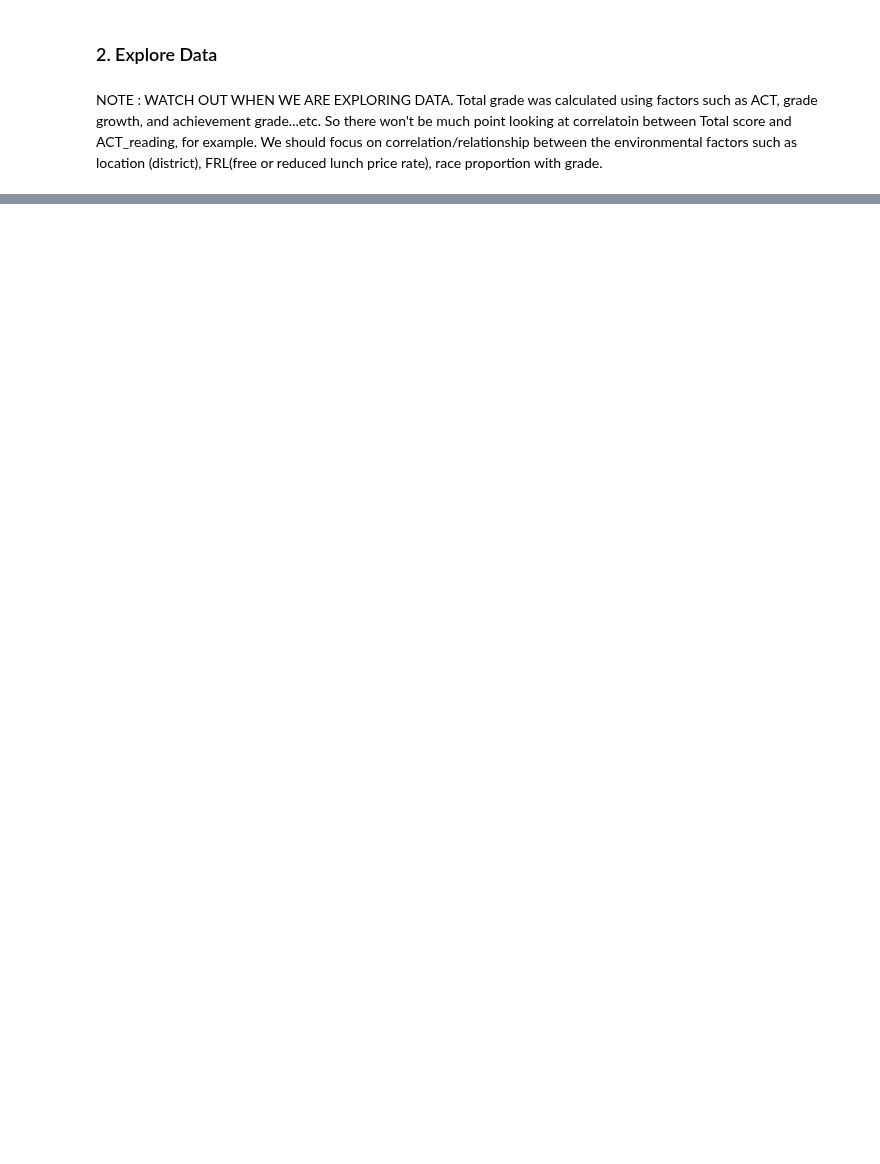
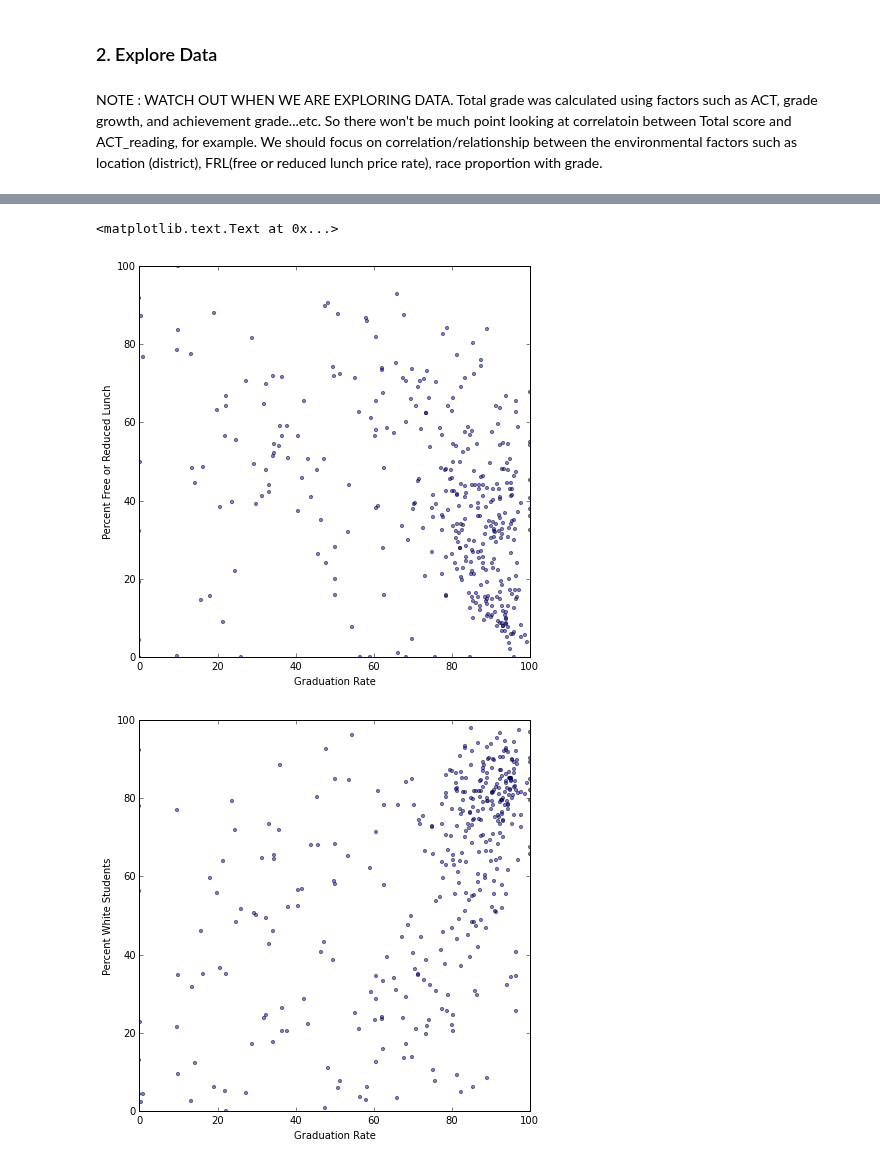
Before and after one commit to nonchee/ColoradoEducation, a Jupyter notebook: Data_Exploration.ipynb, the cells around one changed output, grey strips where cells are left out. Drawn from its saved outputs; the diff is of its cells as text; code cells hidden in the pictures; blank space fills up the shorter version.

Commit message:
Plot changed

```diff
--- a/Data_Exploration.ipynb
+++ b/Data_Exploration.ipynb
@@ -173,0 +209,32 @@ NOTE : WATCH OUT WHEN WE ARE EXPLORING DATA. Total grade was calculated using fa
+# %%
+%matplotlib inline
+import matplotlib
+import matplotlib.pyplot as plt
+
+plt.figure(figsize=(7,7))
+plt.axis([0,100,0,100])
+X = data_2010[:,18] #graduation rate, percent
+Y = data_2010[:,34] #percent free or reduced lunch
+plt.scatter(X,Y,alpha=0.5,s=10)
+plt.xlabel("Graduation Rate")
+plt.ylabel("Percent Free or Reduced Lunch")
+
+plt.figure(figsize=(7,7))
+plt.axis([0,100,0,100])
+X = data_2010[:,18] #graduation rate, percent
+Y = data_2010[:,31] #white students, percent
+plt.scatter(X,Y,alpha=0.5,s=10)
+plt.xlabel("Graduation Rate")
+plt.ylabel("Percent White Students")
+
+plt.figure(figsize=(7,7))
+plt.axis([0,100,0,100])
+X = data_2010[:,34] #percent free or reduced lunch
+Y = data_2010[:,31] #white students, percent
+plt.scatter(X,Y,alpha=0.5,s=10)
+plt.xlabel("Percent Free or Reduced Lunch")
+plt.ylabel("Percent White Students")
+# %% [output]
+<matplotlib.text.Text at 0x...>
+[figure, added]
+[figure, added]
```
Also changed, not shown: parts of 8 cells of this notebook.
